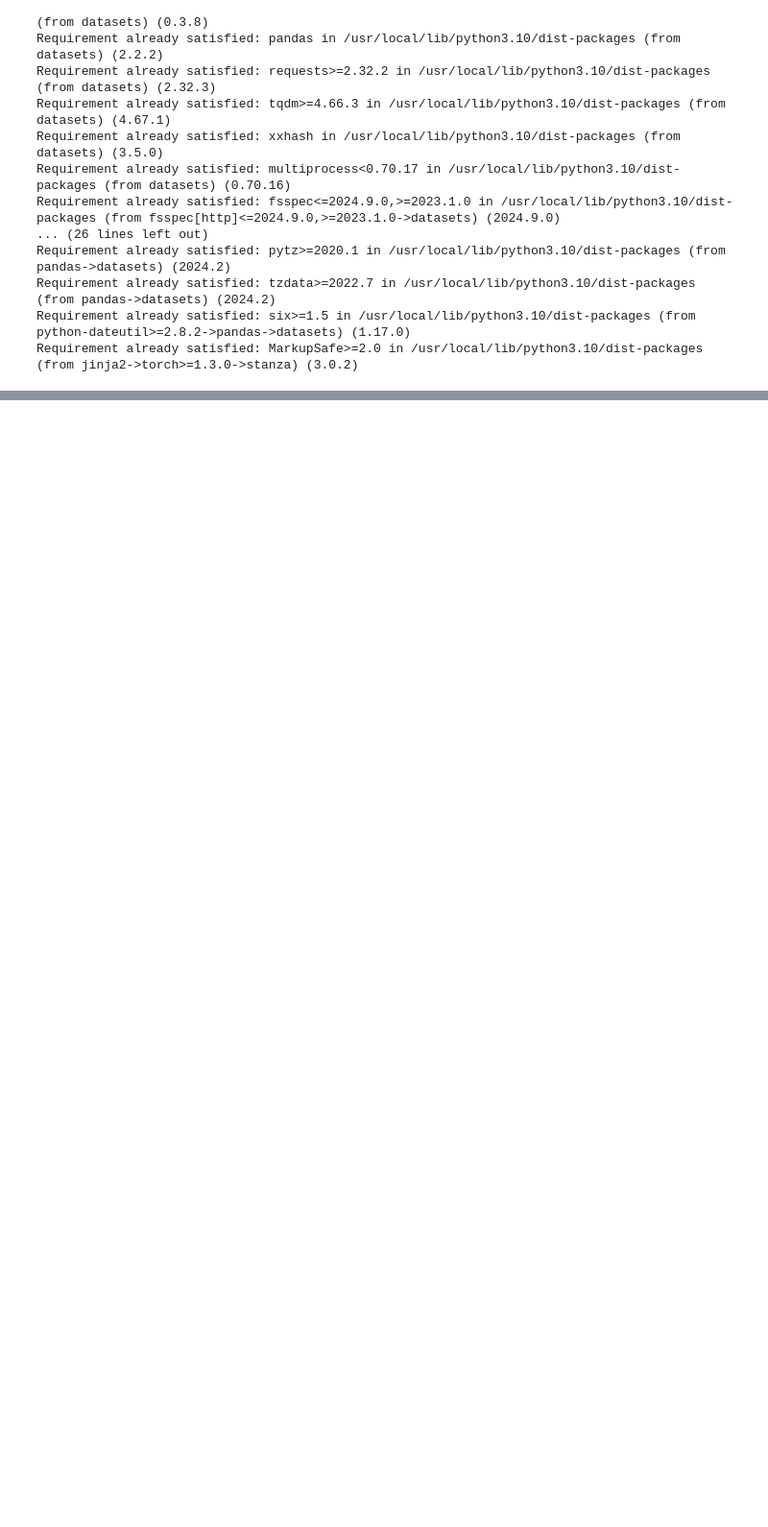
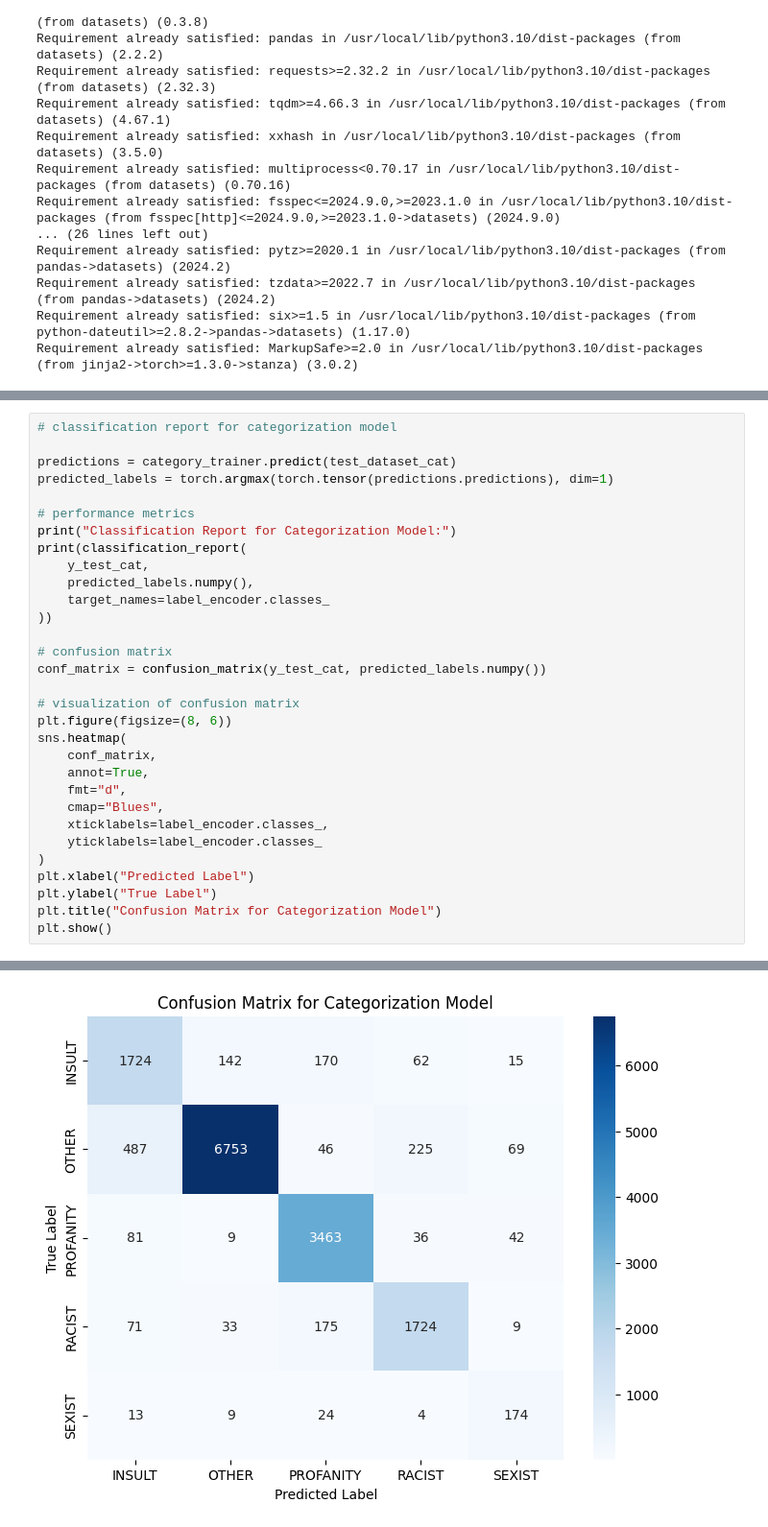
Before and after one commit to fc63/Detection-and-Classification-of-Offensive-Language-in-Turkish, a Jupyter notebook: 1.ipynb, the cells around one changed output, grey strips where cells are left out. Shown: that part at 96% size. Cells and saved outputs as stored; diff of their text form; blank space fills up the shorter version.

```diff
--- a/1.ipynb
+++ b/1.ipynb
@@ -130,0 +423,32 @@ KeyboardInterrupt:
+# %%
+# classification report for categorization model
+
+predictions = category_trainer.predict(test_dataset_cat)
+predicted_labels = torch.argmax(torch.tensor(predictions.predictions), dim=1)
+
+# performance metrics
+print("Classification Report for Categorization Model:")
+print(classification_report(
+    y_test_cat,
+    predicted_labels.numpy(),
+    target_names=label_encoder.classes_
+))
+
+# confusion matrix
+conf_matrix = confusion_matrix(y_test_cat, predicted_labels.numpy())
+
+# visualization of confusion matrix
+plt.figure(figsize=(8, 6))
+sns.heatmap(
+    conf_matrix,
+    annot=True,
+    fmt="d",
+    cmap="Blues",
+    xticklabels=label_encoder.classes_,
+    yticklabels=label_encoder.classes_
+)
+plt.xlabel("Predicted Label")
+plt.ylabel("True Label")
+plt.title("Confusion Matrix for Categorization Model")
+plt.show()
+# %% [output]
@@ -130,0 +468 @@ KeyboardInterrupt:
+[figure, added]
```
Also changed, not shown: parts of 12 cells of this notebook.
